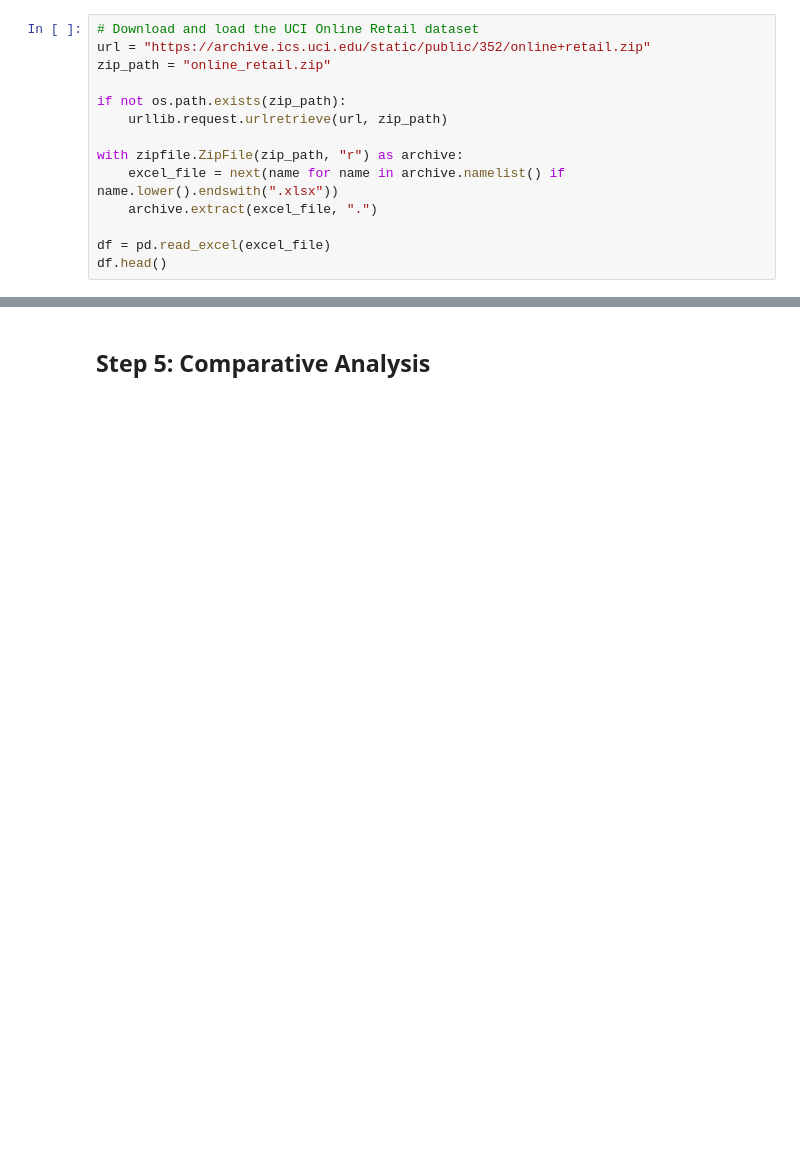
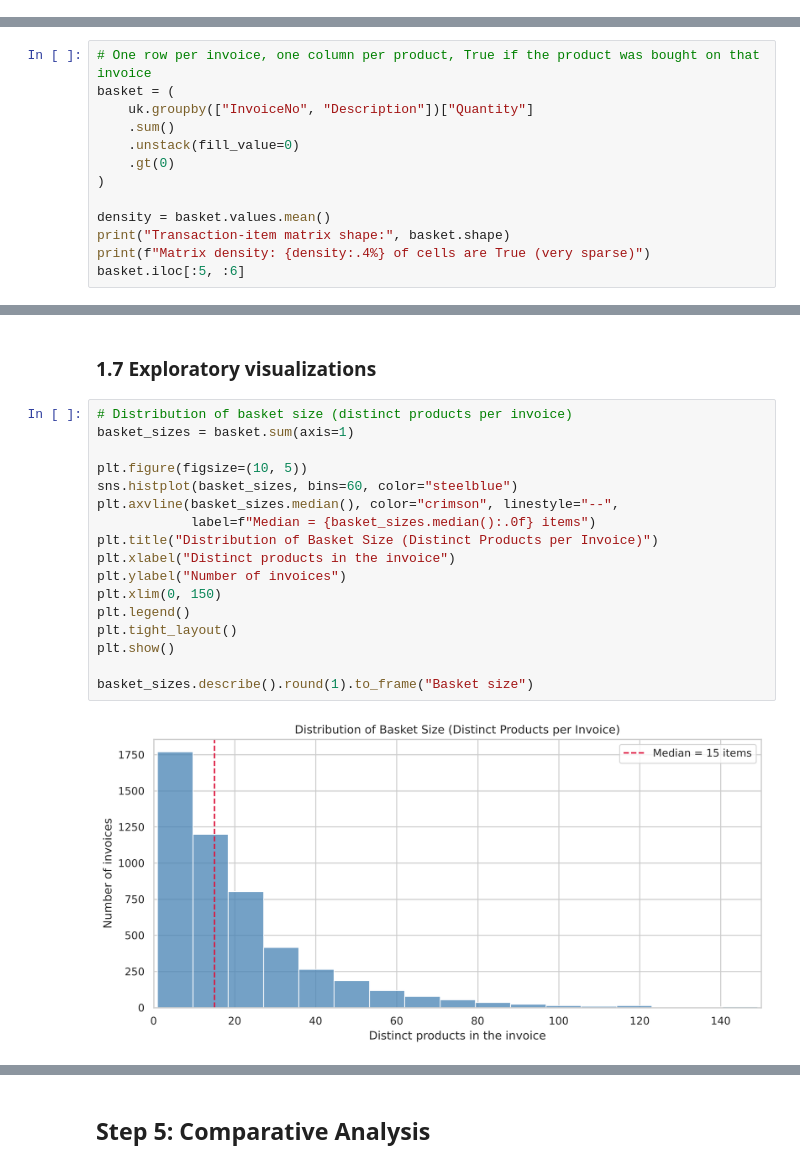
Before and after one commit to pranavibalakulla/MSCS_634_Lab_6, a Jupyter notebook: Lab6_Association_Rule_Mining.ipynb, the cells around one changed output, grey strips where cells are left out. Drawn from its saved outputs; the diff is of its cells as text; blank space fills up the shorter version.

```diff
--- a/Lab6_Association_Rule_Mining.ipynb
+++ b/Lab6_Association_Rule_Mining.ipynb
@@ -26,14 +0,0 @@ pd.set_option("display.max_columns", None)
-# %%
-# Download and load the UCI Online Retail dataset
-url = "https://archive.ics.uci.edu/static/public/352/online+retail.zip"
-zip_path = "online_retail.zip"
-
-if not os.path.exists(zip_path):
-    urllib.request.urlretrieve(url, zip_path)
-
-with zipfile.ZipFile(zip_path, "r") as archive:
-    excel_file = next(name for name in archive.namelist() if name.lower().endswith(".xlsx"))
-    archive.extract(excel_file, ".")
-
-df = pd.read_excel(excel_file)
-df.head()
@@ -351,0 +271,13 @@ Lift: 25.7355
+# %%
+# One row per invoice, one column per product, True if the product was bought on that invoice
+basket = (
+    uk.groupby(["InvoiceNo", "Description"])["Quantity"]
+    .sum()
+    .unstack(fill_value=0)
+    .gt(0)
+)
+
+density = basket.values.mean()
+print("Transaction-item matrix shape:", basket.shape)
+print(f"Matrix density: {density:.4%} of cells are True (very sparse)")
+basket.iloc[:5, :6]
@@ -351,0 +294,21 @@ Lift: 25.7355
+# %% [markdown]
+### 1.7 Exploratory visualizations
+# %%
+# Distribution of basket size (distinct products per invoice)
+basket_sizes = basket.sum(axis=1)
+
+plt.figure(figsize=(10, 5))
+sns.histplot(basket_sizes, bins=60, color="steelblue")
+plt.axvline(basket_sizes.median(), color="crimson", linestyle="--",
+            label=f"Median = {basket_sizes.median():.0f} items")
+plt.title("Distribution of Basket Size (Distinct Products per Invoice)")
+plt.xlabel("Distinct products in the invoice")
+plt.ylabel("Number of invoices")
+plt.xlim(0, 150)
+plt.legend()
+plt.tight_layout()
+plt.show()
+
+basket_sizes.describe().round(1).to_frame("Basket size")
+# %% [output]
+[figure, added]
```
Also changed, not shown: parts of 72 cells of this notebook.
